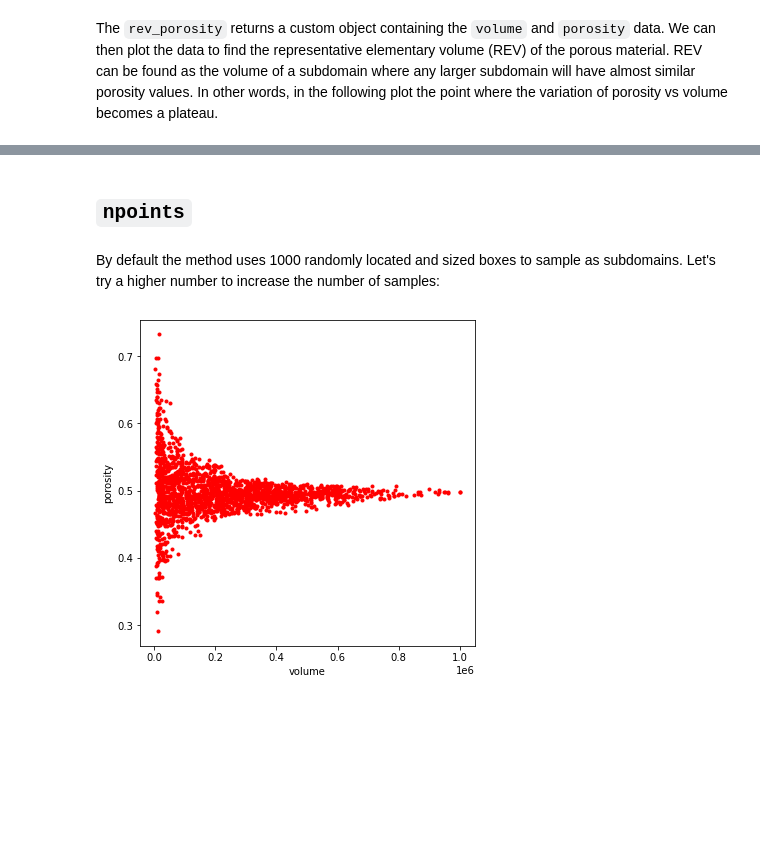
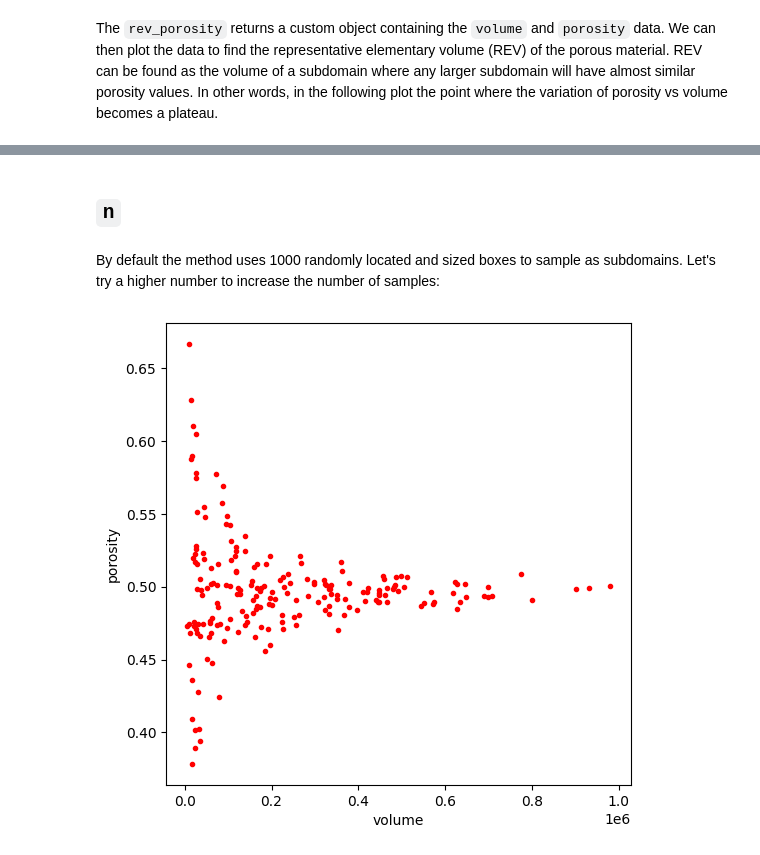
Before and after one commit to HydeAWhile/PoreSpy, a Jupyter notebook: examples/metrics/reference/rev_porosity.ipynb, the cells around one changed output, grey strips where cells are left out. Saved outputs shown, nothing was run; the diff lists cells and outputs as text; code cells hidden in the pictures; blank space fills up the shorter version.

```diff
--- a/examples/metrics/reference/rev_porosity.ipynb
+++ b/examples/metrics/reference/rev_porosity.ipynb
@@ -34,12 +35,12 @@ ax.set_ylabel("porosity");
 # %% [markdown]
-## `npoints`
+## `n`
 # %% [markdown]
 By default the method uses 1000 randomly located and sized boxes to sample as subdomains. Let's try a higher number to increase the number of samples:
 # %%
-profile = ps.metrics.rev_porosity(im=im, npoints=2000)
+profile = ps.metrics.rev_porosity(im=im, n=200)
 fig, ax = plt.subplots(1, 1, figsize=[6, 6])
 ax.plot(profile.volume, profile.porosity, 'r.')
 ax.set_xlabel("volume")
 ax.set_ylabel("porosity");
 # %% [output]
-[figure, old version]
+[figure, new version]
```
Also changed, not shown: parts of 3 cells of this notebook, 2 other files.
